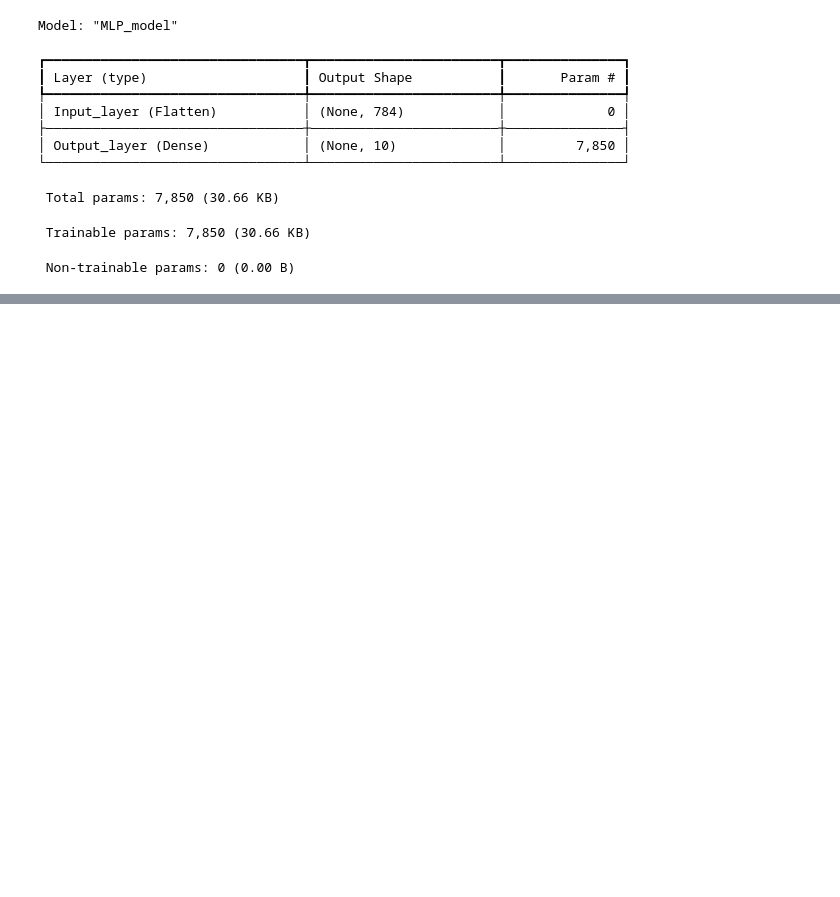
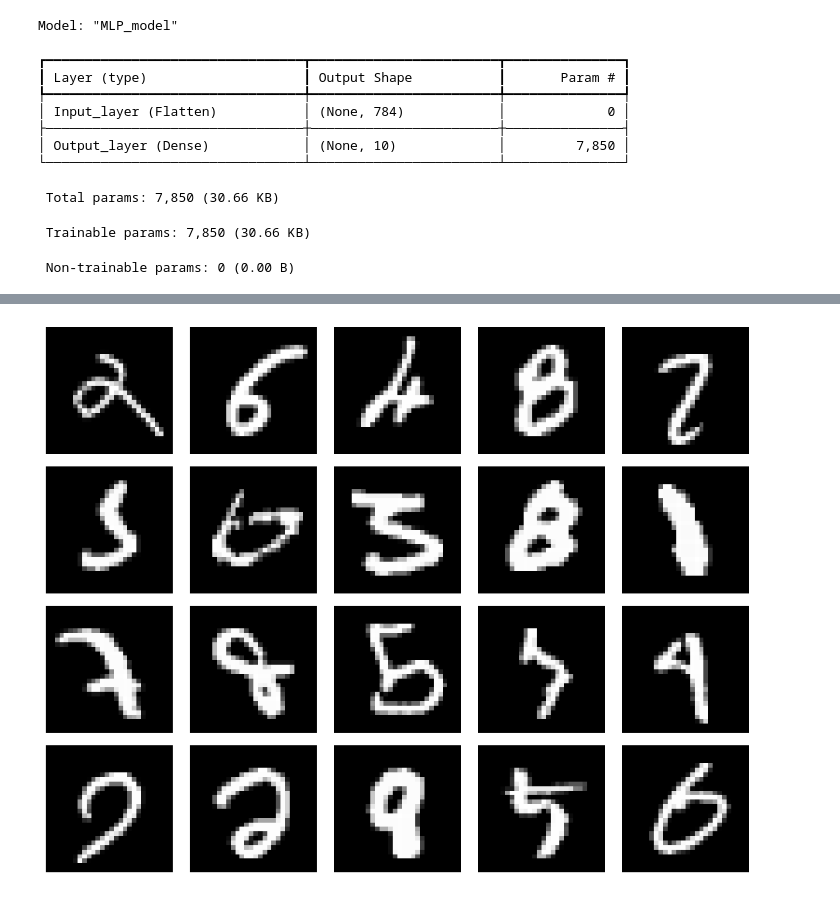
Before and after one commit to Joelholmb/AI-Joel-Holmberg-OPA23, a Jupyter notebook: code_alongs/Lec08_MLP.ipynb, the cells around one changed output, grey strips where cells are left out. Drawn from its saved outputs; the diff is of its cells as text; code cells hidden in the pictures; blank space fills up the shorter version.

```diff
--- a/code_alongs/Lec08_MLP.ipynb
+++ b/code_alongs/Lec08_MLP.ipynb
@@ -178,0 +351,4 @@ NameError: name 'naive' is not defined
+# %%
+display_images(x_test[misclassified_indices], 4, 5, (12, 8))
+# %% [output]
+[figure, added]
```
Also changed, not shown: parts of 20 cells of this notebook.
